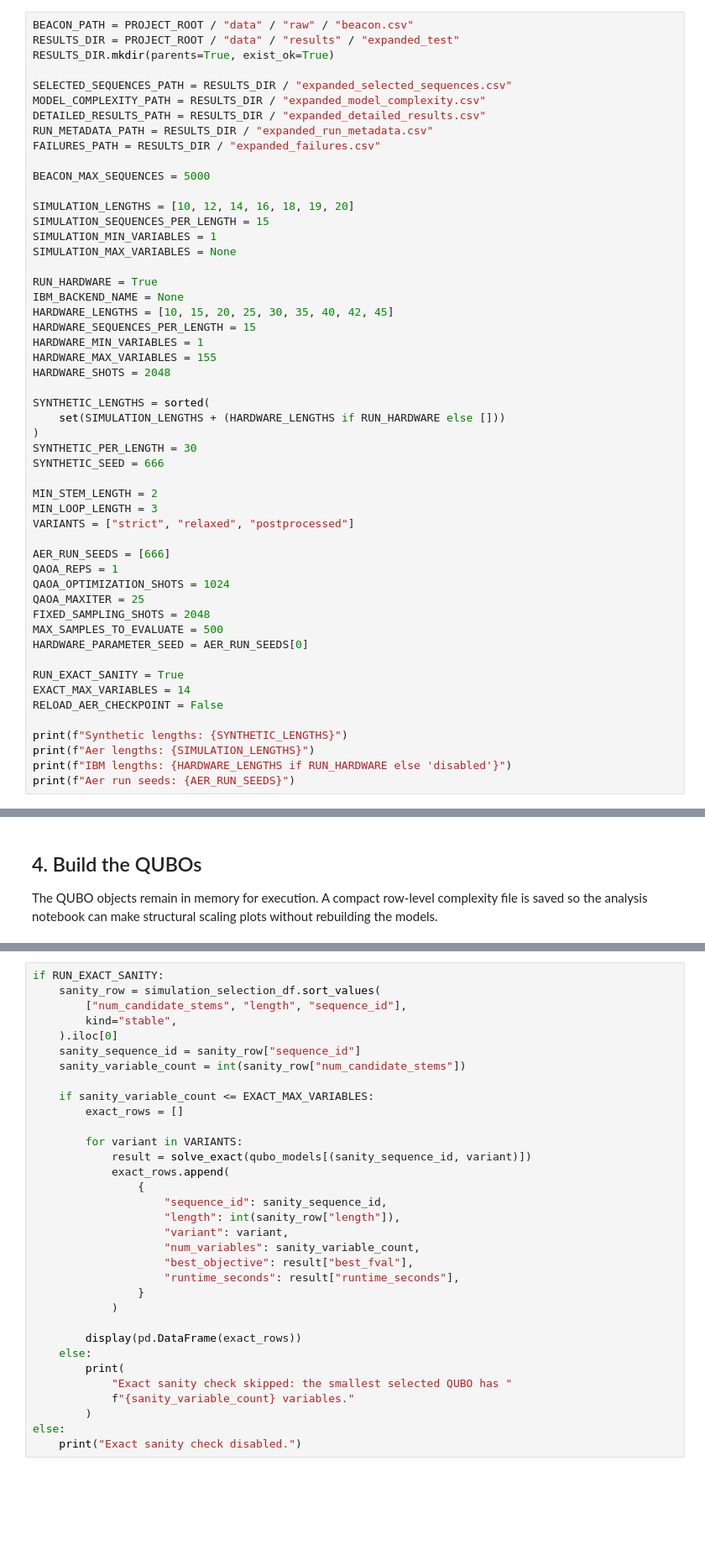
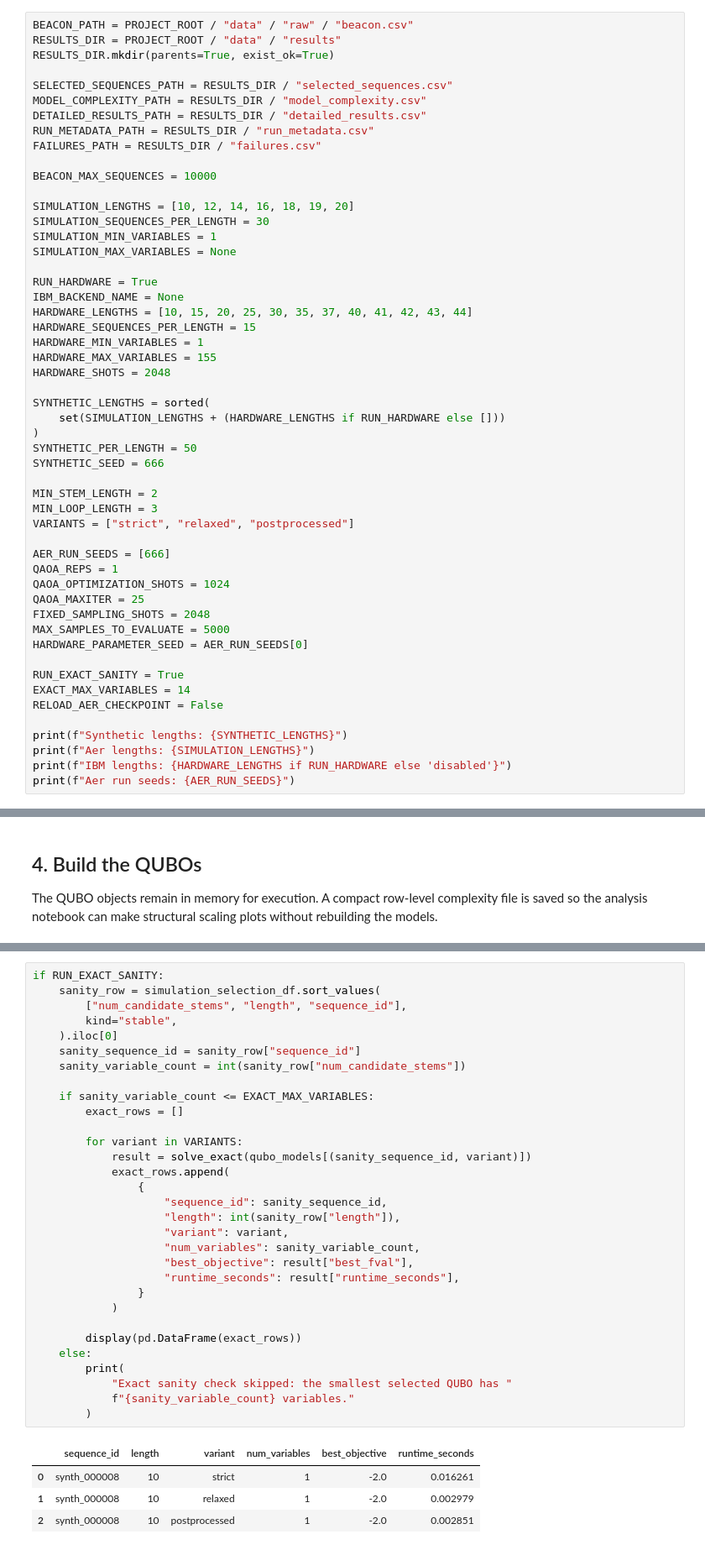
Before and after one commit to grigorovich-sergey/WISER_Challenge_2026, a Jupyter notebook: rna_qubo_execution.ipynb, the cells around one changed output, grey strips where cells are left out. Shown at 84% size. Cells and saved outputs as stored; diff of their text form; blank space fills up the shorter version.

```diff
--- a/rna_qubo_execution.ipynb
+++ b/rna_qubo_execution.ipynb
@@ -62,24 +72,24 @@ print("Project modules imported successfully.")
 # %%
 BEACON_PATH = PROJECT_ROOT / "data" / "raw" / "beacon.csv"
-RESULTS_DIR = PROJECT_ROOT / "data" / "results" / "expanded_test"
+RESULTS_DIR = PROJECT_ROOT / "data" / "results"
 RESULTS_DIR.mkdir(parents=True, exist_ok=True)
 
-SELECTED_SEQUENCES_PATH = RESULTS_DIR / "expanded_selected_sequences.csv"
-MODEL_COMPLEXITY_PATH = RESULTS_DIR / "expanded_model_complexity.csv"
-DETAILED_RESULTS_PATH = RESULTS_DIR / "expanded_detailed_results.csv"
-RUN_METADATA_PATH = RESULTS_DIR / "expanded_run_metadata.csv"
-FAILURES_PATH = RESULTS_DIR / "expanded_failures.csv"
+SELECTED_SEQUENCES_PATH = RESULTS_DIR / "selected_sequences.csv"
+MODEL_COMPLEXITY_PATH = RESULTS_DIR / "model_complexity.csv"
+DETAILED_RESULTS_PATH = RESULTS_DIR / "detailed_results.csv"
+RUN_METADATA_PATH = RESULTS_DIR / "run_metadata.csv"
+FAILURES_PATH = RESULTS_DIR / "failures.csv"
 
-BEACON_MAX_SEQUENCES = 5000
+BEACON_MAX_SEQUENCES = 10000
 
 SIMULATION_LENGTHS = [10, 12, 14, 16, 18, 19, 20]
-SIMULATION_SEQUENCES_PER_LENGTH = 15
+SIMULATION_SEQUENCES_PER_LENGTH = 30
 SIMULATION_MIN_VARIABLES = 1
 SIMULATION_MAX_VARIABLES = None
 
 RUN_HARDWARE = True
 IBM_BACKEND_NAME = None
-HARDWARE_LENGTHS = [10, 15, 20, 25, 30, 35, 40, 42, 45]
+HARDWARE_LENGTHS = [10, 15, 20, 25, 30, 35, 37, 40, 41, 42, 43, 44]
 HARDWARE_SEQUENCES_PER_LENGTH = 15
 HARDWARE_MIN_VARIABLES = 1
 HARDWARE_MAX_VARIABLES = 155
@@ -88,7 +98,7 @@ HARDWARE_SHOTS = 2048
 SYNTHETIC_LENGTHS = sorted(
     set(SIMULATION_LENGTHS + (HARDWARE_LENGTHS if RUN_HARDWARE else []))
 )
-SYNTHETIC_PER_LENGTH = 30
+SYNTHETIC_PER_LENGTH = 50
 SYNTHETIC_SEED = 666
 
 MIN_STEM_LENGTH = 2
@@ -100,7 +110,7 @@ QAOA_REPS = 1
 QAOA_OPTIMIZATION_SHOTS = 1024
 QAOA_MAXITER = 25
 FIXED_SAMPLING_SHOTS = 2048
-MAX_SAMPLES_TO_EVALUATE = 500
+MAX_SAMPLES_TO_EVALUATE = 5000
 HARDWARE_PARAMETER_SEED = AER_RUN_SEEDS[0]
 
 RUN_EXACT_SANITY = True
@@ -371,35 +478,38 @@ print(f"Model complexity saved to {MODEL_COMPLEXITY_PATH}")
 if RUN_EXACT_SANITY:
     sanity_row = simulation_selection_df.sort_values(
         ["num_candidate_stems", "length", "sequence_id"],
         kind="stable",
     ).iloc[0]
     sanity_sequence_id = sanity_row["sequence_id"]
     sanity_variable_count = int(sanity_row["num_candidate_stems"])
 
     if sanity_variable_count <= EXACT_MAX_VARIABLES:
         exact_rows = []
 
         for variant in VARIANTS:
             result = solve_exact(qubo_models[(sanity_sequence_id, variant)])
             exact_rows.append(
                 {
                     "sequence_id": sanity_sequence_id,
                     "length": int(sanity_row["length"]),
                     "variant": variant,
                     "num_variables": sanity_variable_count,
                     "best_objective": result["best_fval"],
                     "runtime_seconds": result["runtime_seconds"],
                 }
             )
 
         display(pd.DataFrame(exact_rows))
     else:
         print(
             "Exact sanity check skipped: the smallest selected QUBO has "
             f"{sanity_variable_count} variables."
         )
-else:
-    print("Exact sanity check disabled.")
+# %% [output]
+|  | sequence_id | length | variant | num_variables | best_objective | runtime_seconds |
+| 0 | synth_000008 | 10 | strict | 1 | -2.0 | 0.016261 |
+| 1 | synth_000008 | 10 | relaxed | 1 | -2.0 | 0.002979 |
+| 2 | synth_000008 | 10 | postprocessed | 1 | -2.0 | 0.002851 |
 # %% [markdown]
 ## 5. Aer optimization and fixed-parameter sampling
 
```
Also changed, not shown: parts of 15 cells of this notebook, 2 other files.
